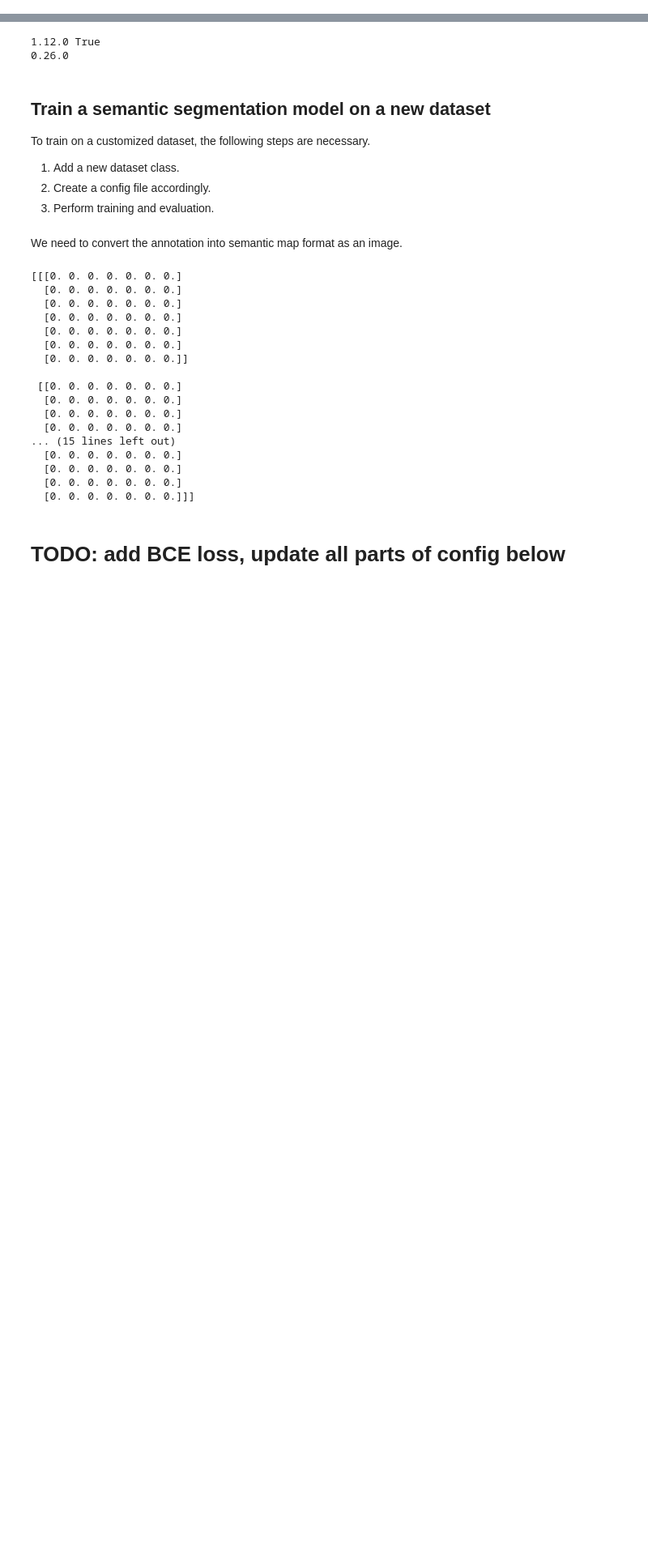
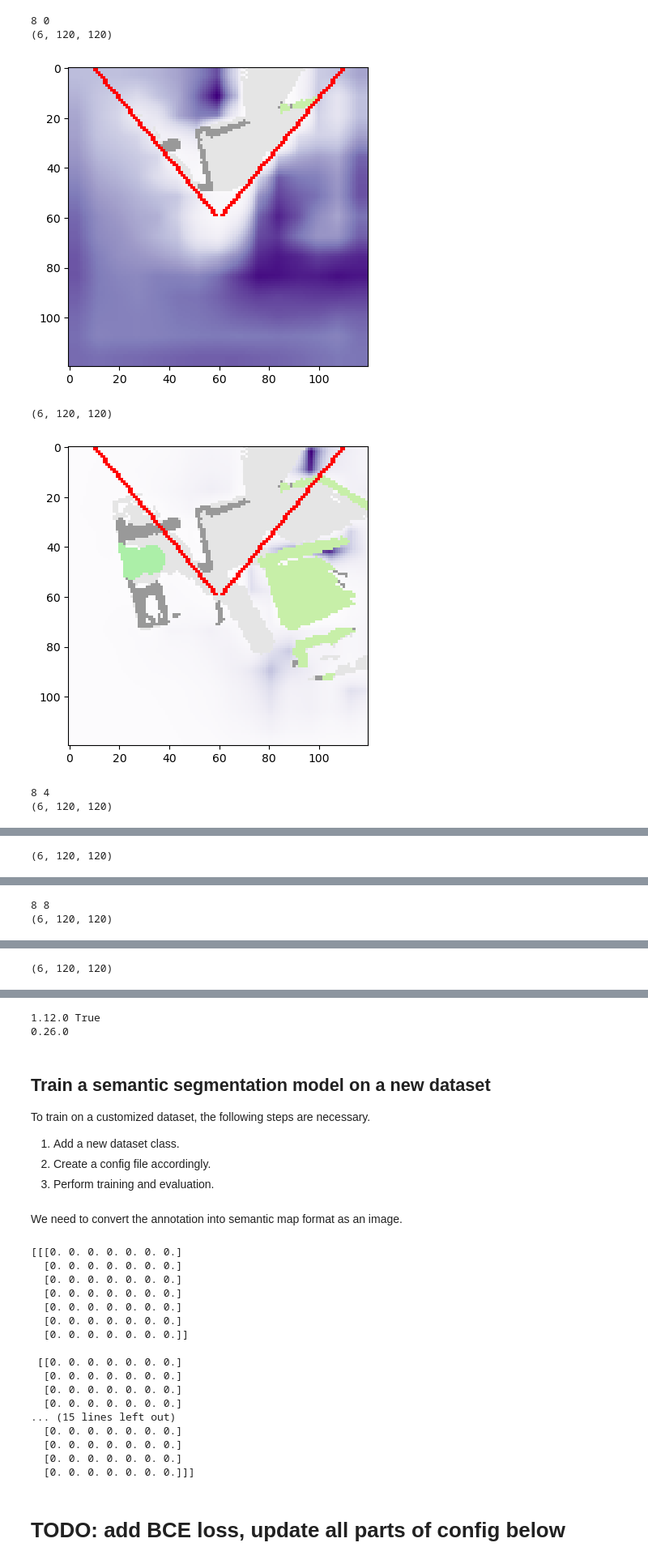
Before and after one commit to ajzhai/smpred, a Jupyter notebook: mmsegmentation/map_pred.ipynb, the cells around one changed output, grey strips where cells are left out. Shown at 81% size. Saved outputs shown, nothing was run; the diff lists cells and outputs as text; code cells hidden in the pictures; blank space fills up the shorter version.

```diff
--- a/mmsegmentation/map_pred.ipynb
+++ b/mmsegmentation/map_pred.ipynb
@@ -0,0 +216,58 @@
+# %%
+np.random.seed(1)
+# Save some qualitative results
+if not quan:
+    for i in [8, 9]:#, 2, 3, 4, 5]:
+        for t_idx in range(0, 12, 4):
+            print(i, t_idx)
+            # Load map file
+            mf = np.load( osp.join(data_dir, 'f%05d.npz' % i))['maps']
+            vis_mask = mf[t_idx, 3]
+
+            # Get a random crop
+            locs = np.where(vis_mask > 0)
+            rand_idx = np.random.randint(len(locs[0]))
+            rand_dx = np.random.randint(-5, 6)
+            rand_dy = np.random.randint(-5, 6)
+            center = (min(max(60, locs[0][rand_idx] + rand_dx), vis_mask.shape[0] - 60),
+                      min(max(60, locs[1][rand_idx] + rand_dy), vis_mask.shape[1] - 60))
+
+            result = inference_smp_crop(model,  osp.join(data_dir, 'f%05d.npz' % i), t_idx=t_idx, center=center)
+
+            pred = result[0]
+            print(pred.shape)
+            gt = mf[:, :, center[0] - cropsize:center[0] + cropsize,
+                    center[1] - cropsize:center[1] + cropsize] / 255.
+            z_map = gt[-1, 0]
+            obj_map = gt[-1, 4:]
+            mask = (gt[t_idx, 1] > 0) * trimask.numpy()
+            # visualize_obj_preds(pred, [0, 1, 2, 3, 4, 5], z_map, obj_map, mask)
+            # plt.show()
+            smv = vis(torch.tensor(gt[t_idx] * mask), torch.tensor(sigmoid(pred[0])))
+            # plt.savefig(osp.join(out_dir, 'qual%d_%d.png' % (i, t_idx)))
+            # plt.close()
+
+            result_global = inference_smp(model_global,  osp.join(data_dir, 'f%05d.npz' % i), t_idx=t_idx)
+            pred = result_global[0][:, center[0] - cropsize:center[0] + cropsize,
+                                    center[1] - cropsize:center[1] + cropsize]
+            print(pred.shape)
+            gt = mf[:, :, center[0] - cropsize:center[0] + cropsize,
+                    center[1] - cropsize:center[1] + cropsize] / 255.
+            z_map = gt[-1, 0]
+            obj_map = gt[-1, 4:]
+            mask = (gt[t_idx, 1] > 0) #* trimask.numpy()
+            smvg = vis(torch.tensor(gt[t_idx]), torch.tensor(sigmoid(pred[0])))
+            # visualize_obj_preds(pred, [0, 1, 2, 3, 4, 5], z_map, obj_map, mask)
+            # plt.show()
+            if i == 9 and t_idx == 0:
+                break
+cv2.imwrite('../data/vis/ego_pred_vis_9_0.png', smv)
+cv2.imwrite('../data/vis/global_pred_vis_9_0.png', smvg)
+# %% [output]
+8 0
+(6, 120, 120)
+[figure, added]
+(6, 120, 120)
+[figure, added]
+8 4
+(6, 120, 120)
@@ -0,0 +275 @@
+(6, 120, 120)
@@ -0,0 +277,2 @@
+8 8
+(6, 120, 120)
@@ -0,0 +280 @@
+(6, 120, 120)
```
Also changed, not shown: parts of 4 cells of this notebook, 6 other files.
